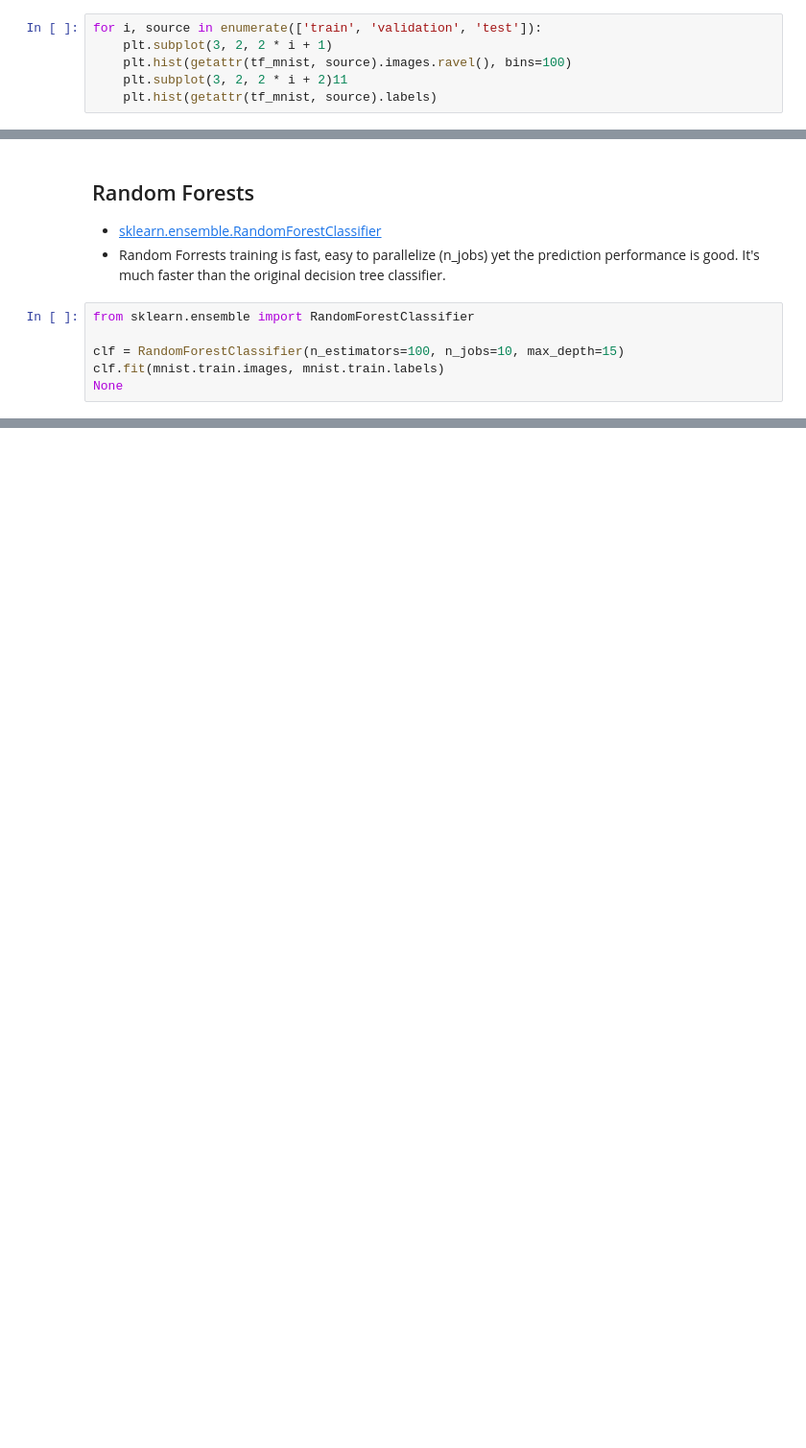
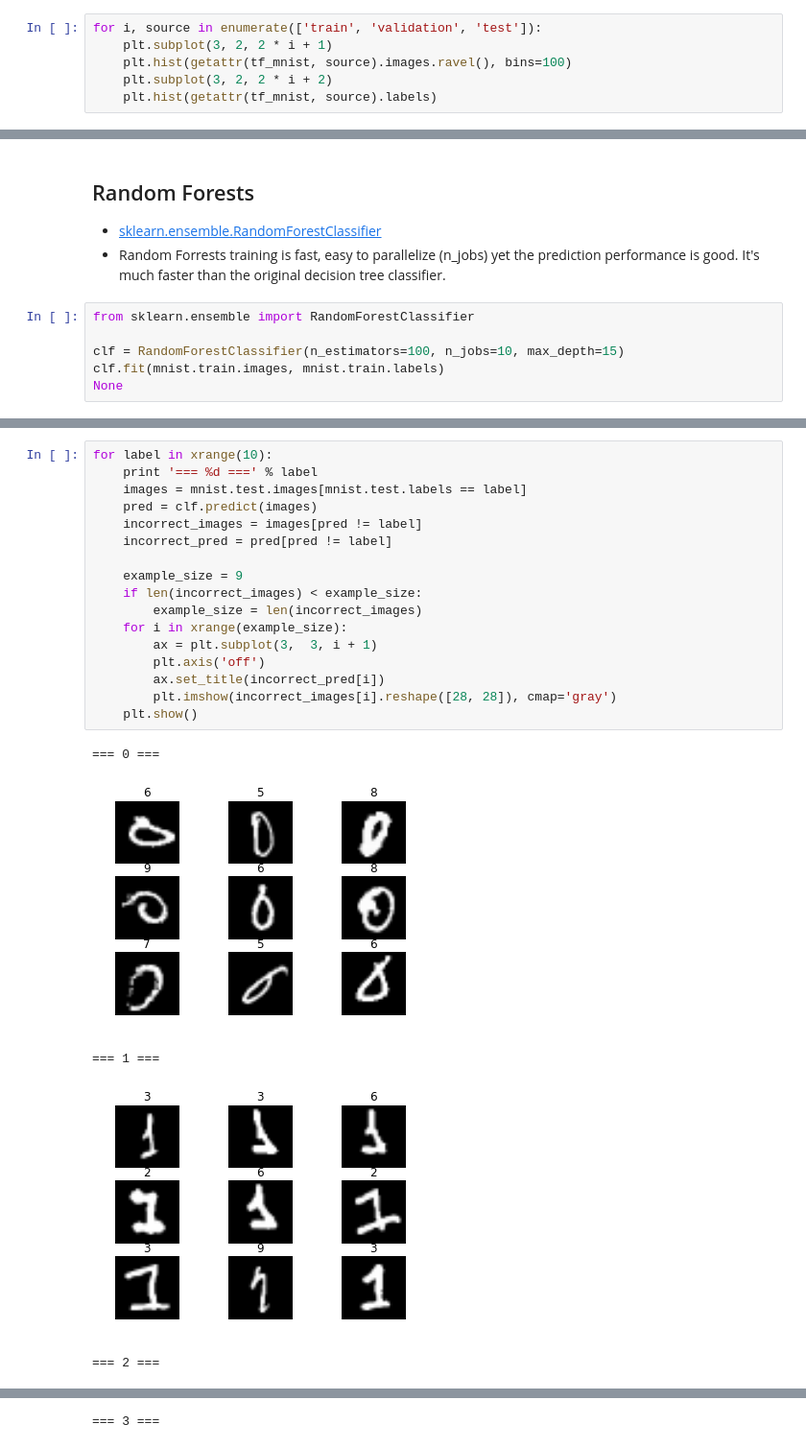
Before and after one commit to yunabe/codelab, a Jupyter notebook: python/notebook/sklearn_mnist.ipynb, the cells around one changed output, grey strips where cells are left out. Shown at 96% size. Cells and saved outputs as stored; diff of their text form; blank space fills up the shorter version.

Commit message:
Add error examples to sklearn_mnist.

```diff
--- a/python/notebook/sklearn_mnist.ipynb
+++ b/python/notebook/sklearn_mnist.ipynb
@@ -42,7 +42,7 @@ for i in xrange(3):
 for i, source in enumerate(['train', 'validation', 'test']):
     plt.subplot(3, 2, 2 * i + 1)
     plt.hist(getattr(tf_mnist, source).images.ravel(), bins=100)
-    plt.subplot(3, 2, 2 * i + 2)11
+    plt.subplot(3, 2, 2 * i + 2)
     plt.hist(getattr(tf_mnist, source).labels)
 # %% [output]
 [figure]
@@ -250,0 +253,23 @@ test accuracy: 96.710%
+# %%
+for label in xrange(10):
+    print '=== %d ===' % label
+    images = mnist.test.images[mnist.test.labels == label]
+    pred = clf.predict(images)
+    incorrect_images = images[pred != label]
+    incorrect_pred = pred[pred != label]
+
+    example_size = 9
+    if len(incorrect_images) < example_size:
+        example_size = len(incorrect_images)
+    for i in xrange(example_size):
+        ax = plt.subplot(3,  3, i + 1)
+        plt.axis('off')
+        ax.set_title(incorrect_pred[i])
+        plt.imshow(incorrect_images[i].reshape([28, 28]), cmap='gray')
+    plt.show()
+# %% [output]
+=== 0 ===
+[figure, added]
+=== 1 ===
+[figure, added]
+=== 2 ===
@@ -250,0 +277 @@ test accuracy: 96.710%
+=== 3 ===
```
Also changed, not shown: parts of 5 cells of this notebook.
